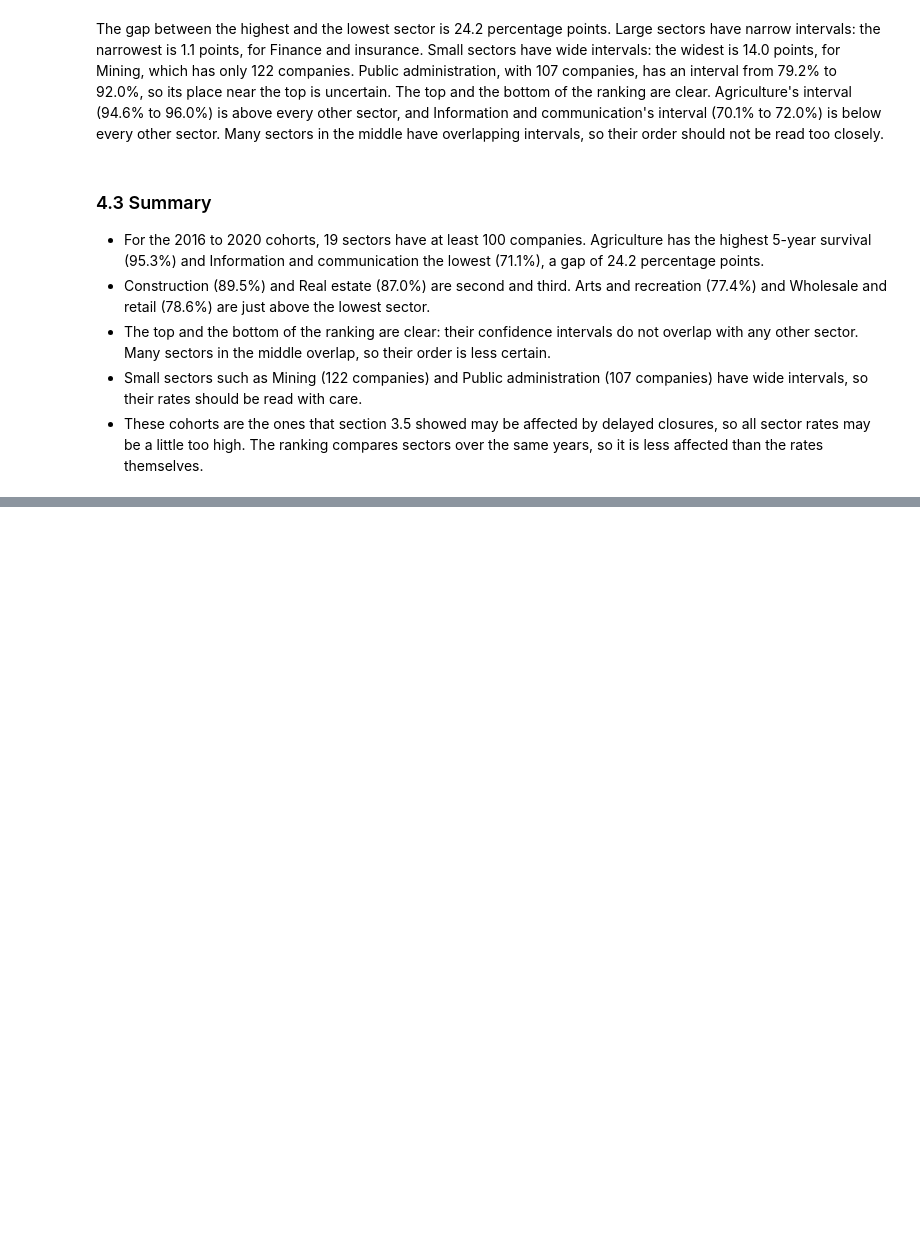
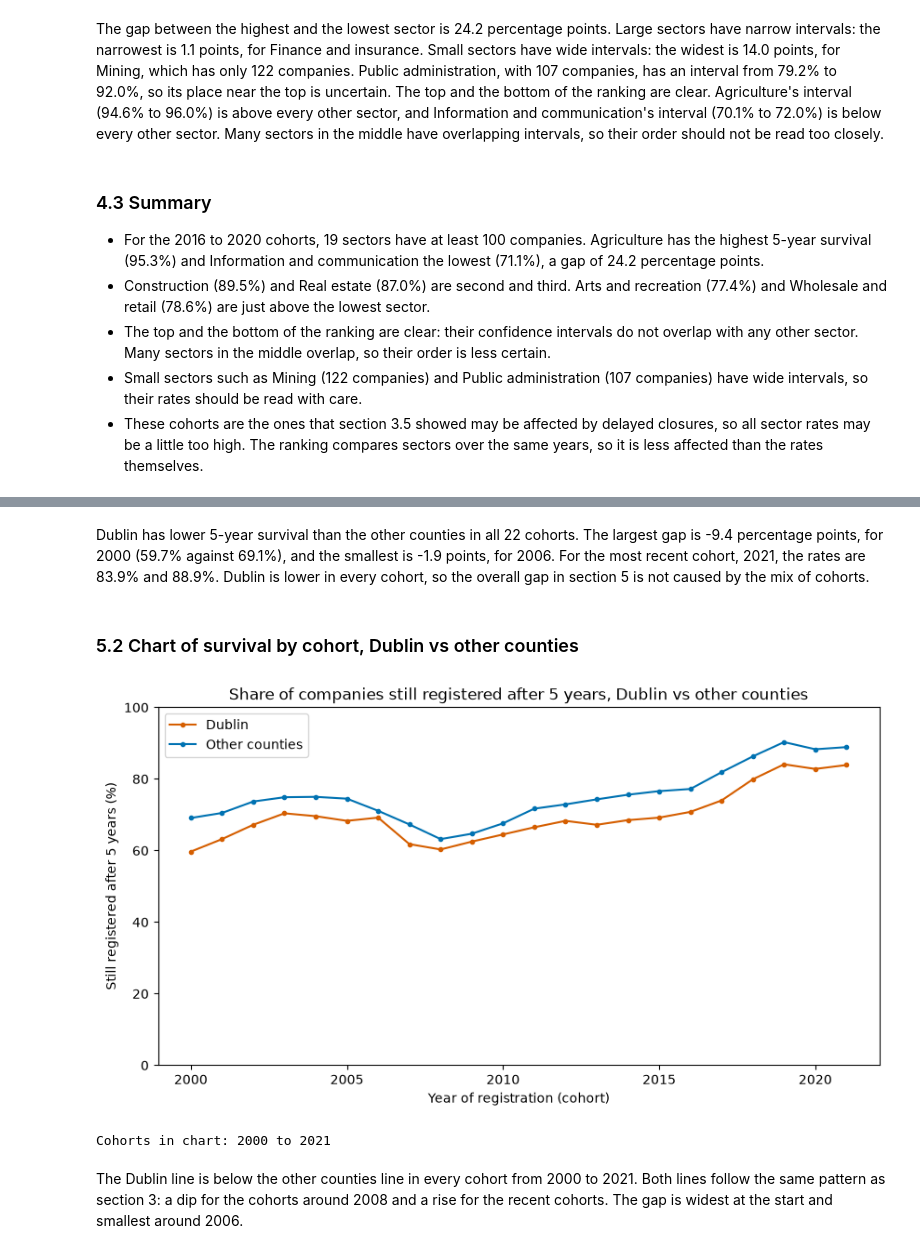
Before and after one commit to temulenbd/irish-company-survival-analysis, a Jupyter notebook: notebooks/3_statistical_analysis.ipynb, the cells around one changed output, grey strips where cells are left out. Saved outputs shown, nothing was run; the diff lists cells and outputs as text; code cells hidden in the pictures; blank space fills up the shorter version.

Commit message:
Notebook 3: Dublin vs other countries, summary of findings

```diff
--- a/notebooks/3_statistical_analysis.ipynb
+++ b/notebooks/3_statistical_analysis.ipynb
@@ -707,0 +746,22 @@ The gap between the highest and the lowest sector is 24.2 percentage points. Lar
+# %%
+# Eligible and surviving companies per cohort and area
+by_cohort = companies.groupby(["reg_year", "area"])[["eligible_5y", "survived_5y"]].sum()
+
+# Only cohorts old enough for a 5-year rate
+by_cohort = by_cohort[by_cohort["eligible_5y"] > 0].copy()
+
+# 5-year survival rate in percent
+by_cohort["survival_5y_pct"] = (by_cohort["survived_5y"] / by_cohort["eligible_5y"] * 100).round(1)
+
+# One row per cohort, one column per area
+area_rates = by_cohort["survival_5y_pct"].unstack()
+
+# Gap in percentage points: Dublin minus other counties
+area_rates["gap"] = (area_rates["Dublin"] - area_rates["Other counties"]).round(1)
+
+# Checks against SQL Query 4.2
+print("Cohorts:", len(area_rates))
+print("Cohorts where Dublin is lower:", (area_rates["gap"] < 0).sum())
+print("Largest gap:", area_rates["gap"].min(), "points, cohort", area_rates["gap"].idxmin())
+print("Smallest gap:", area_rates["gap"].max(), "points, cohort", area_rates["gap"].idxmax(), "\n")
+area_rates
@@ -707,0 +791,29 @@ The gap between the highest and the lowest sector is 24.2 percentage points. Lar
+# %% [markdown]
+Dublin has lower 5-year survival than the other counties in all 22 cohorts. The largest gap is -9.4 percentage points, for 2000 (59.7% against 69.1%), and the smallest is -1.9 points, for 2006. For the most recent cohort, 2021, the rates are 83.9% and 88.9%. Dublin is lower in every cohort, so the overall gap in section 5 is not caused by the mix of cohorts.
+# %% [markdown]
+### 5.2 Chart of survival by cohort, Dublin vs other counties
+# %%
+# One line per area, Dublin in the same orange as the county chart in section 2.2
+area_colours = {"Dublin": "#D55E00", "Other counties": "#0072B2"}
+
+fig, ax = plt.subplots(figsize=(10, 5))
+for area, colour in area_colours.items():
+    ax.plot(area_rates.index, area_rates[area], marker="o", markersize=3,
+            color=colour, label=area)
+
+ax.set_title("Share of companies still registered after 5 years, Dublin vs other counties")
+ax.set_xlabel("Year of registration (cohort)")
+ax.set_ylabel("Still registered after 5 years (%)")
+ax.set_ylim(0, 100)
+ax.legend()
+
+fig.savefig("../figures/03_survival_dublin_vs_other.png", dpi=150, bbox_inches="tight")
+plt.show()
+
+# Check: cohorts in the chart
+print("Cohorts in chart:", area_rates.index.min(), "to", area_rates.index.max())
+# %% [output]
+[figure, added]
+Cohorts in chart: 2000 to 2021
+# %% [markdown]
+The Dublin line is below the other counties line in every cohort from 2000 to 2021. Both lines follow the same pattern as section 3: a dip for the cohorts around 2008 and a rise for the recent cohorts. The gap is widest at the start and smallest around 2006.
```
Also changed, not shown: parts of 20 cells of this notebook, 1 other file.
